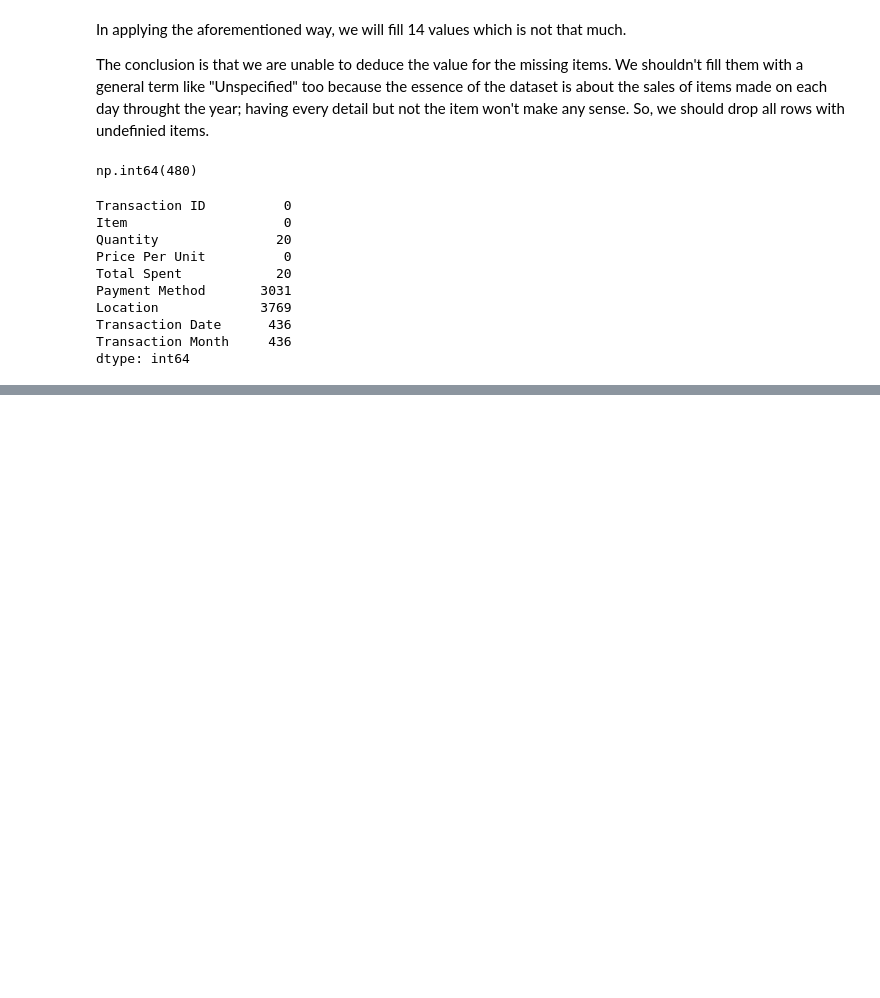
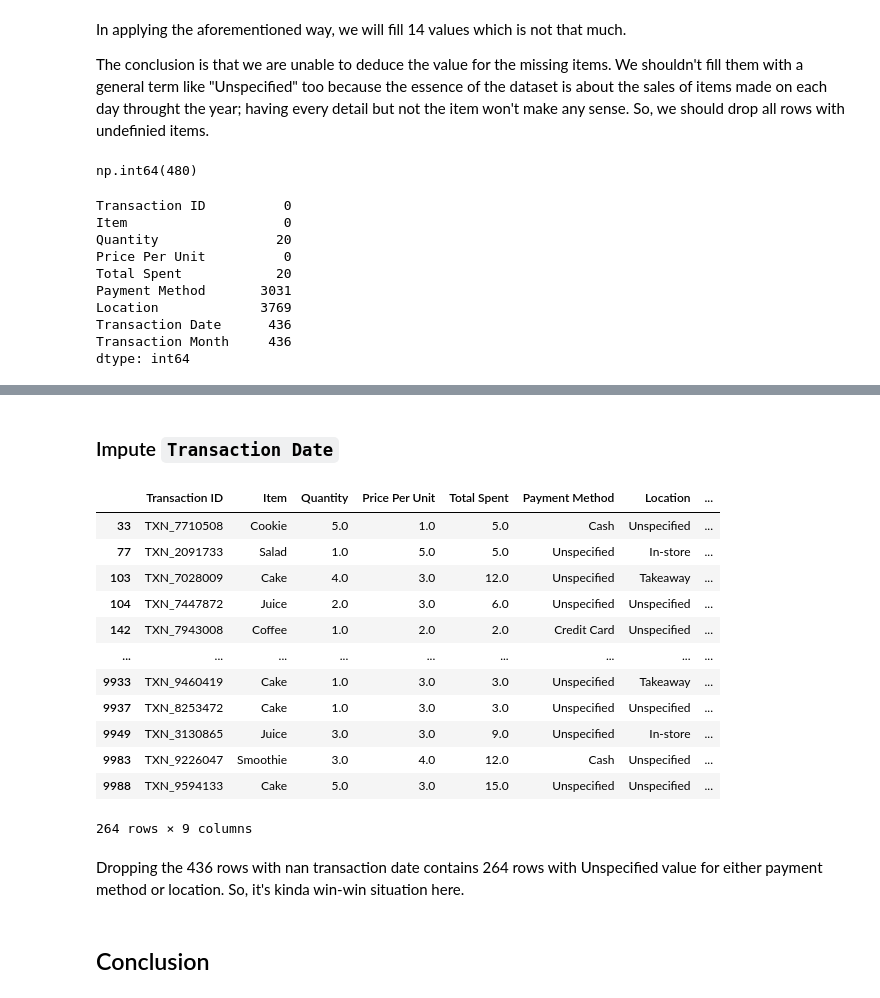
Before and after one commit to Gerum-Berhanu/data-cleaning, a Jupyter notebook: cafe.ipynb, the cells around one changed output, grey strips where cells are left out. Drawn from its saved outputs; the diff is of its cells as text; code cells hidden in the pictures; blank space fills up the shorter version.

```diff
--- a/cafe.ipynb
+++ b/cafe.ipynb
@@ -679,0 +731,2 @@ dtype: int64
+# %%
+df.dropna(subset=["Quantity"], inplace=True)
@@ -679,0 +750,20 @@ dtype: int64
+# %% [markdown]
+### Impute `Transaction Date`
+# %%
+df[((df["Location"] == "Unspecified") | (df["Payment Method"] == "Unspecified")) & df["Transaction Date"].isna()]
+# %% [output]
+|  | Transaction ID | Item | Quantity | Price Per Unit | Total Spent | Payment Method | Location | ... |
+| 33 | TXN_7710508 | Cookie | 5.0 | 1.0 | 5.0 | Cash | Unspecified | ... |
+| 77 | TXN_2091733 | Salad | 1.0 | 5.0 | 5.0 | Unspecified | In-store | ... |
+| 103 | TXN_7028009 | Cake | 4.0 | 3.0 | 12.0 | Unspecified | Takeaway | ... |
+| 104 | TXN_7447872 | Juice | 2.0 | 3.0 | 6.0 | Unspecified | Unspecified | ... |
+| 142 | TXN_7943008 | Coffee | 1.0 | 2.0 | 2.0 | Credit Card | Unspecified | ... |
+| ... | ... | ... | ... | ... | ... | ... | ... | ... |
+| 9933 | TXN_9460419 | Cake | 1.0 | 3.0 | 3.0 | Unspecified | Takeaway | ... |
+| 9937 | TXN_8253472 | Cake | 1.0 | 3.0 | 3.0 | Unspecified | Unspecified | ... |
+| 9949 | TXN_3130865 | Juice | 3.0 | 3.0 | 9.0 | Unspecified | In-store | ... |
+| 9983 | TXN_9226047 | Smoothie | 3.0 | 4.0 | 12.0 | Cash | Unspecified | ... |
+| 9988 | TXN_9594133 | Cake | 5.0 | 3.0 | 15.0 | Unspecified | Unspecified | ... |
+264 rows × 9 columns
+# %% [markdown]
+Dropping the 436 rows with nan transaction date contains 264 rows with Unspecified value for either payment method or location. So, it's kinda win-win situation here.
@@ -679,0 +774,2 @@ dtype: int64
+# %% [markdown]
+## Conclusion
```
Also changed, not shown: parts of 18 cells of this notebook, 2 other files.
